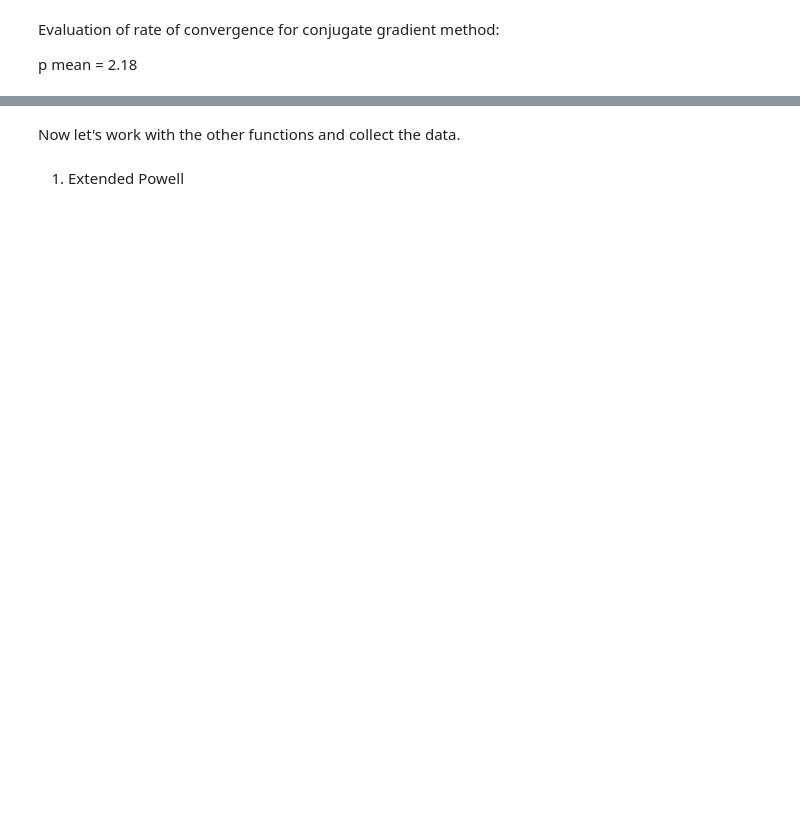
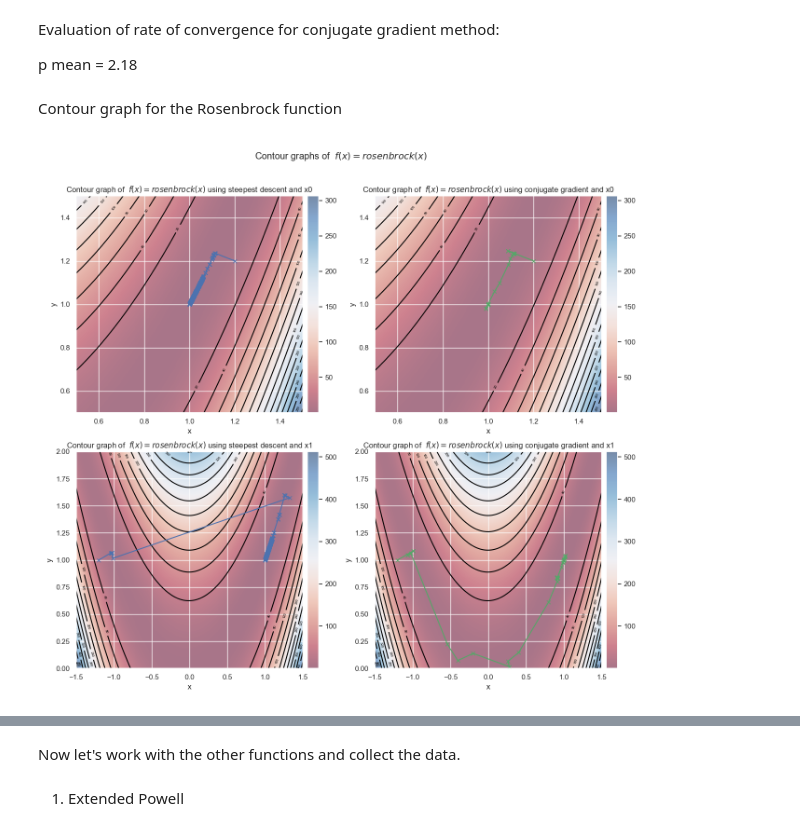
Before and after one commit to ClaudioSavelli/Homework-Numerical-Optimisation-, a Jupyter notebook: Homework Numerical Optimisation/Unconstrained Optimisation/main.ipynb, the cells around one changed output, grey strips where cells are left out. Saved outputs shown, nothing was run; the diff lists cells and outputs as text; code cells hidden in the pictures; blank space fills up the shorter version.

Commit message:
Aggiornamento 4.0
- Scrittura funzioni contour e 3d
- Aggiornamenti alla Rosenbrock
- Rinominazioni di diverse variabili
- Caricamento immagini contour e 3d graphs

```diff
--- a/Homework Numerical Optimisation/Unconstrained Optimisation/main.ipynb
+++ b/Homework Numerical Optimisation/Unconstrained Optimisation/main.ipynb
@@ -110,3 +124,5 @@ for param in ParameterGrid(params):
+# %%
+sd_x_seq, sd_f_seq, sd_gradf_norm_seq, sd_k, sd_bt_seq = steepest_descent_bcktrck(x0, 'Rosenbrock', alpha0, kmax, tolgrad, 1e-4, 0.7, btmax, fin_diff, fd_type)
 # %%
 print("Best evaluation with steepest descent method:")
 print("x0: ", x0[0], x0[1])
@@ -362,3 +449,68 @@ if (cg_best_gradfk_norm_x1 <= tolgrad):
 Evaluation of rate of convergence for conjugate gradient method:
 
 p mean = 2.18
+# %% [markdown]
+Contour graph for the Rosenbrock function
+# %%
+x = np.linspace(0.5, 1.5, 200)
+y = np.linspace(0.5, 1.5, 200)
+X, Y = np.meshgrid(x, y)
+Z = rosenbrock(X, Y)
+
+sns.set()
+fig_rb, ax_rb = plt.subplots(2, 2, figsize=(13, 12))
+
+divider = make_axes_locatable(ax_rb[0, 0])
+cax = divider.append_axes('right', size='5%', pad=0.1)
+contours = ax_rb[0, 0].contour(X, Y, Z, 15, colors='black')
+ax_rb[0, 0].clabel(contours, inline=True, fontsize=5)
+im = ax_rb[0, 0].imshow(Z, extent=[0.5, 1.5, 0.5, 1.5], origin='lower', cmap='RdBu', alpha=0.5, aspect='auto')
+ax_rb[0, 0].plot(sd_best_x_seq_x0[:, 0], sd_best_x_seq_x0[:, 1], '-xb')
+ax_rb[0, 0].set_xlabel('x')
+ax_rb[0, 0].set_ylabel('y')
+ax_rb[0, 0].set_title(r'Contour graph of  $f(x)=rosenbrock(x)$ using steepest descent and x0')
+fig_rb.colorbar(im, cax=cax,  orientation='vertical')
+
+divider = make_axes_locatable(ax_rb[0, 1])
+cax = divider.append_axes('right', size='5%', pad=0.1)
+contours = ax_rb[0, 1].contour(X, Y, Z, 15, colors='black')
+ax_rb[0, 1].clabel(contours, inline=True, fontsize=5)
+im = ax_rb[0, 1].imshow(Z, extent=[0.5, 1.5, 0.5, 1.5], origin='lower', cmap='RdBu', alpha=0.5, aspect='auto')
+ax_rb[0, 1].plot(cg_best_x_seq_x0[:, 0], cg_best_x_seq_x0[:, 1], '-xg')
+ax_rb[0, 1].set_xlabel('x')
+ax_rb[0, 1].set_ylabel('y')
+ax_rb[0, 1].set_title(r'Contour graph of  $f(x)=rosenbrock(x)$ using conjugate gradient and x0')
+fig_rb.colorbar(im, cax=cax,  orientation='vertical')
+
+x = np.linspace(-1.5, 1.5, 200)
+y = np.linspace(0, 2, 200)
+X, Y = np.meshgrid(x, y)
+Z = rosenbrock(X, Y)
+
+divider = make_axes_locatable(ax_rb[1, 0])
+cax = divider.append_axes('right', size='5%', pad=0.1)
+contours = ax_rb[1, 0].contour(X, Y, Z, 15, colors='black')
+ax_rb[1, 0].clabel(contours, inline=True, fontsize=5)
+im = ax_rb[1, 0].imshow(Z, extent=[-1.5, 1.5, 0, 2], origin='lower', cmap='RdBu', alpha=0.5, aspect='auto')
+ax_rb[1, 0].plot(sd_best_x_seq_x1[:, 0], sd_best_x_seq_x1[:, 1], '-xb')
+ax_rb[1, 0].set_xlabel('x')
+ax_rb[1, 0].set_ylabel('y')
+ax_rb[1, 0].set_title(r'Contour graph of  $f(x)=rosenbrock(x)$ using steepest descent and x1')
+fig_rb.colorbar(im, cax=cax,  orientation='vertical')
+
+divider = make_axes_locatable(ax_rb[1, 1])
+cax = divider.append_axes('right', size='5%', pad=0.1)
+contours = ax_rb[1, 1].contour(X, Y, Z, 15, colors='black')
+ax_rb[1, 1].clabel(contours, inline=True, fontsize=5)
+im = ax_rb[1, 1].imshow(Z, extent=[-1.5, 1.5, 0, 2], origin='lower', cmap='RdBu', alpha=0.5, aspect='auto')
+ax_rb[1, 1].plot(cg_best_x_seq_x1[:, 0], cg_best_x_seq_x1[:, 1], '-xg')
+ax_rb[1, 1].set_xlabel('x')
+ax_rb[1, 1].set_ylabel('y')
+ax_rb[1, 1].set_title(r'Contour graph of  $f(x)=rosenbrock(x)$ using conjugate gradient and x1')
+fig_rb.colorbar(im, cax=cax,  orientation='vertical')
+
+fig_rb.tight_layout()
+fig_rb.suptitle(r'Contour graphs of  $f(x)=rosenbrock(x)$')
+fig_rb.subplots_adjust(top=0.9)
+# %% [output]
+[figure, added]
```
Also changed, not shown: parts of 20 cells of this notebook, 5 other files.
